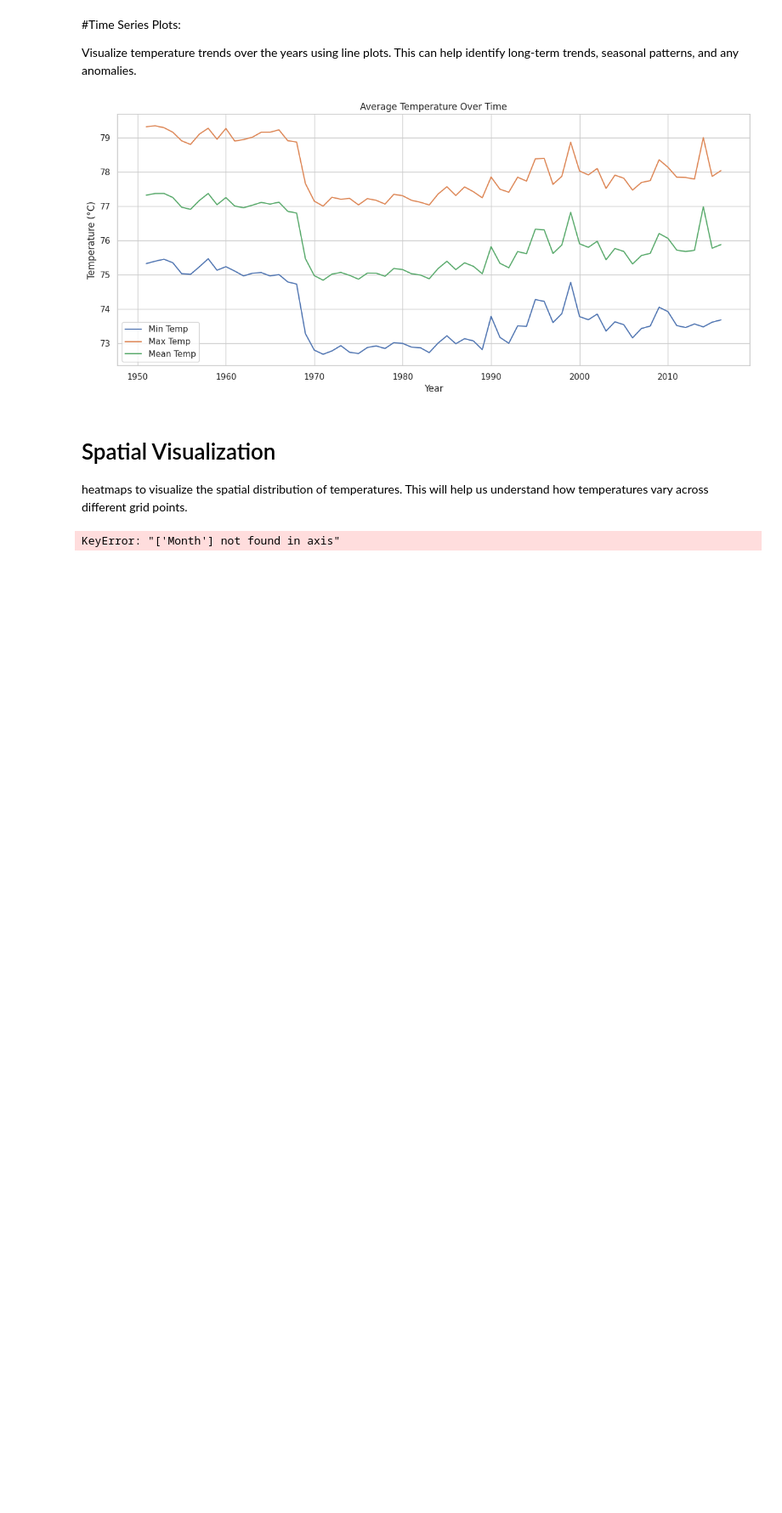
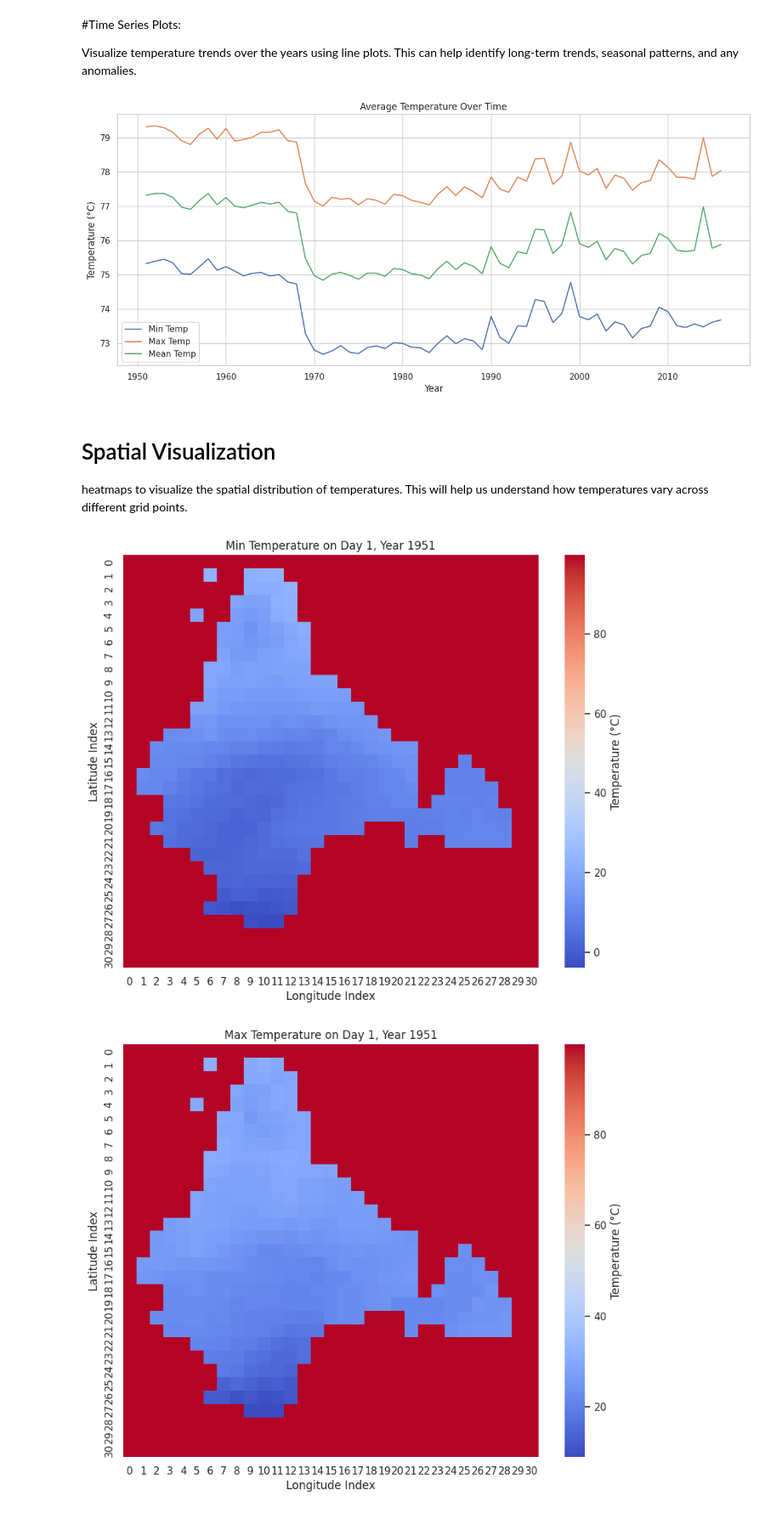
Before and after one commit to AkarshaNalupurakkal98/Temperature-Prediction-Using-Machine-Learning-Approaches-Over-Indian-Region, a Jupyter notebook: project.ipynb, the cells around one changed output. Shown: that part at 85% size. Drawn from its saved outputs; the diff is of its cells as text; code cells hidden in the pictures; blank space fills up the shorter version.

```diff
--- a/project.ipynb
+++ b/project.ipynb
@@ -36,6 +36,3 @@ Configure any specific settings for the environment, such as increasing the defa
-# %%
-plt.rcParams['figure.figsize'] = (12, 8)
-sns.set(style='whitegrid')
 # %% [markdown]
 ##3. Data Loading
 In this section, we will load the high-resolution daily gridded temperature dataset from GitHub into our environment. The dataset includes maximum, minimum, and mean temperatures across a 31x31 grid, covering various years.
@@ -203,29 +224,24 @@ plt.show()
 # Spatial Visualization
  heatmaps to visualize the spatial distribution of temperatures. This will help us understand how temperatures vary across different grid points.
 # %%
-import seaborn as sns
-
-# Function to plot heatmap for a specific day and year
-def plot_heatmap(temp_data, temp_type, year, day):
-    # Extract data for the specific day and year
-    specific_day_data = temp_data[(temp_data['Year'] == year) & (temp_data['Day'] == day)]
-    specific_day_data = specific_day_data.drop(['Day', 'Year', 'Month'], axis=1)
-
-    # Plot heatmap
-    plt.figure(figsize=(12, 8))
-    sns.heatmap(specific_day_data.T, cmap='coolwarm', annot=False, cbar=True)
-    plt.title(f'Spatial Distribution of {temp_type} Temperatures on Day {day}, {year}')
+# Function to plot heatmap for a given day
+def plot_heatmap(data, year, day, title):
+    daily_data = data[(data['Year'] == year) & (data['Day'] == day)].iloc[:, :-2].values
+    plt.figure(figsize=(10, 8))
+    sns.heatmap(daily_data, cmap='coolwarm', cbar_kws={'label': 'Temperature (°C)'})
+    plt.title(f'{title} on Day {day}, Year {year}')
     plt.xlabel('Longitude Index')
     plt.ylabel('Latitude Index')
     plt.show()
 
-# Plot heatmap for Minimum Temperature on a specific day (e.g., January 1st, 1951)
-plot_heatmap(min_temp_data, 'Min', 1951, 1)
+# Plot heatmap for Min Temperature Data for a sample day
+plot_heatmap(min_temp_data, 1951, 1, 'Min Temperature')
 
-# Plot heatmap for Maximum Temperature on a specific day (e.g., January 1st, 1951)
-plot_heatmap(max_temp_data, 'Max', 1951, 1)
+# Plot heatmap for Max Temperature Data for a sample day
+plot_heatmap(max_temp_data, 1951, 1, 'Max Temperature')
 
-# Plot heatmap for Mean Temperature on a specific day (e.g., January 1st, 1951)
-plot_heatmap(mean_temp_data, 'Mean', 1951, 1)
+# Plot heatmap for Mean Temperature Data for a sample day
+plot_heatmap(mean_temp_data, 1951, 1, 'Mean Temperature')
 # %% [output]
-KeyError: "['Month'] not found in axis"
+[figure, added]
+[figure, added]
```
Also changed, not shown: parts of 40 cells of this notebook.
